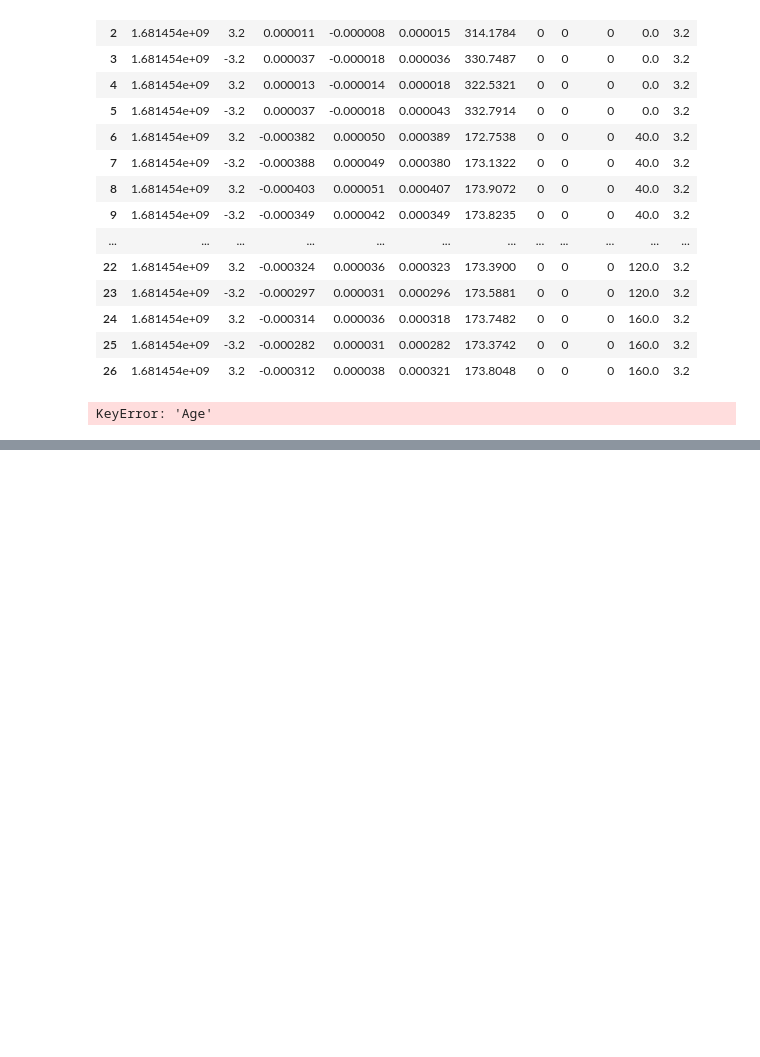
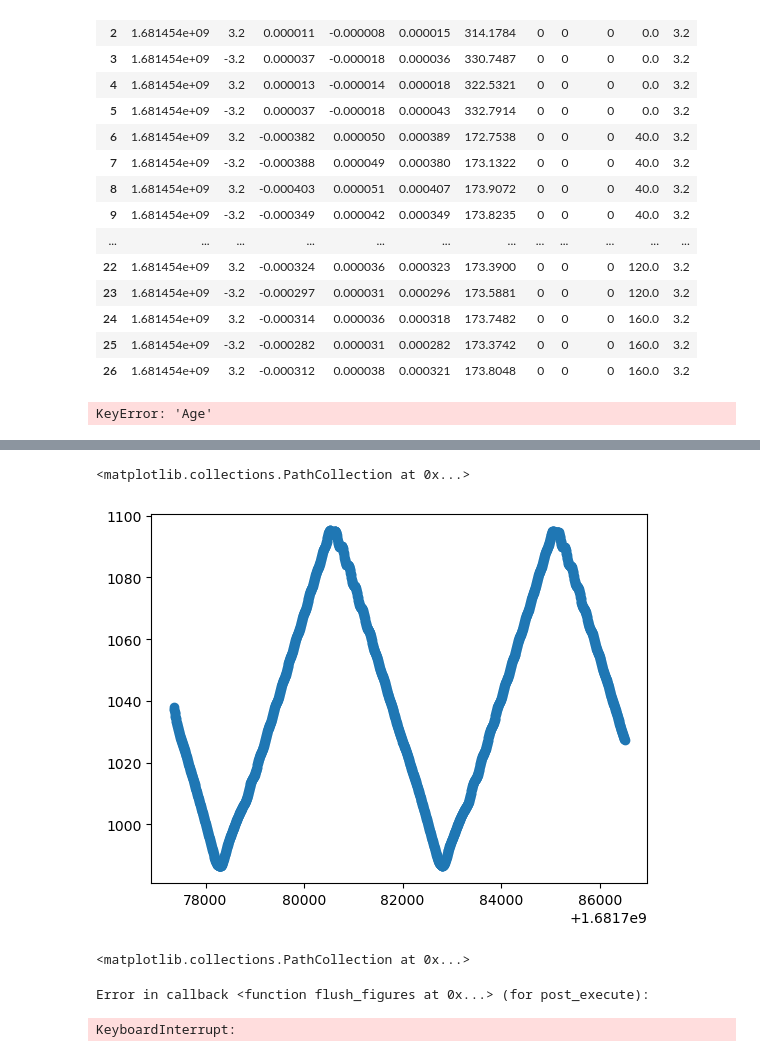
Before and after one commit to MatthewChalkG/ElectricalCharacterization, a Jupyter notebook: sortedelectricaldata/Data_Analysis2.ipynb, the cells around one changed output, grey strips where cells are left out. Saved outputs shown, nothing was run; the diff lists cells and outputs as text; code cells hidden in the pictures; blank space fills up the shorter version.

```diff
--- a/sortedelectricaldata/Data_Analysis2.ipynb
+++ b/sortedelectricaldata/Data_Analysis2.ipynb
@@ -173,0 +199,3 @@ plt.plot(data['curr'])
+# %%
+data = pd.read_csv("datalogging/Data/tempControl/pidTemp1681777348.txt")
+data
@@ -173,0 +216,11 @@ plt.plot(data['curr'])
+# %%
+plt.scatter(data['t'], data['temp_therm'])
+# %% [output]
+<matplotlib.collections.PathCollection at 0x...>
+[figure, added]
+# %%
+plt.scatter(data['t'], data['temp_tc'])
+# %% [output]
+<matplotlib.collections.PathCollection at 0x...>
+Error in callback <function flush_figures at 0x...> (for post_execute):
+KeyboardInterrupt:
```
Also changed, not shown: parts of 79 cells of this notebook.
